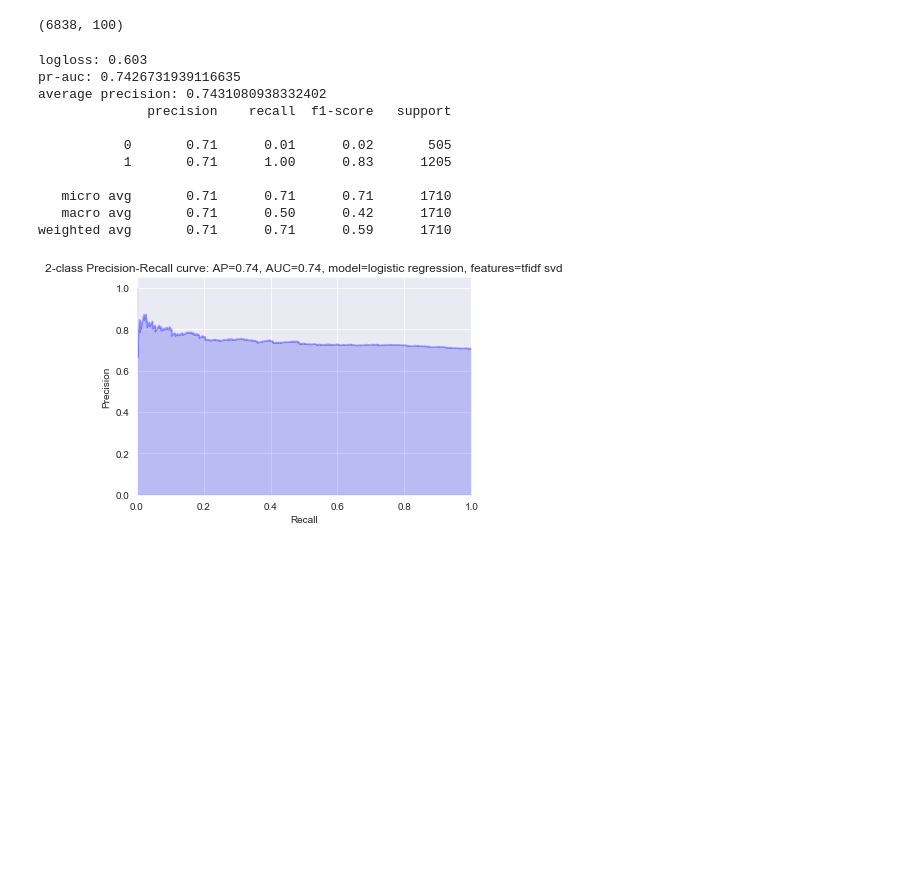
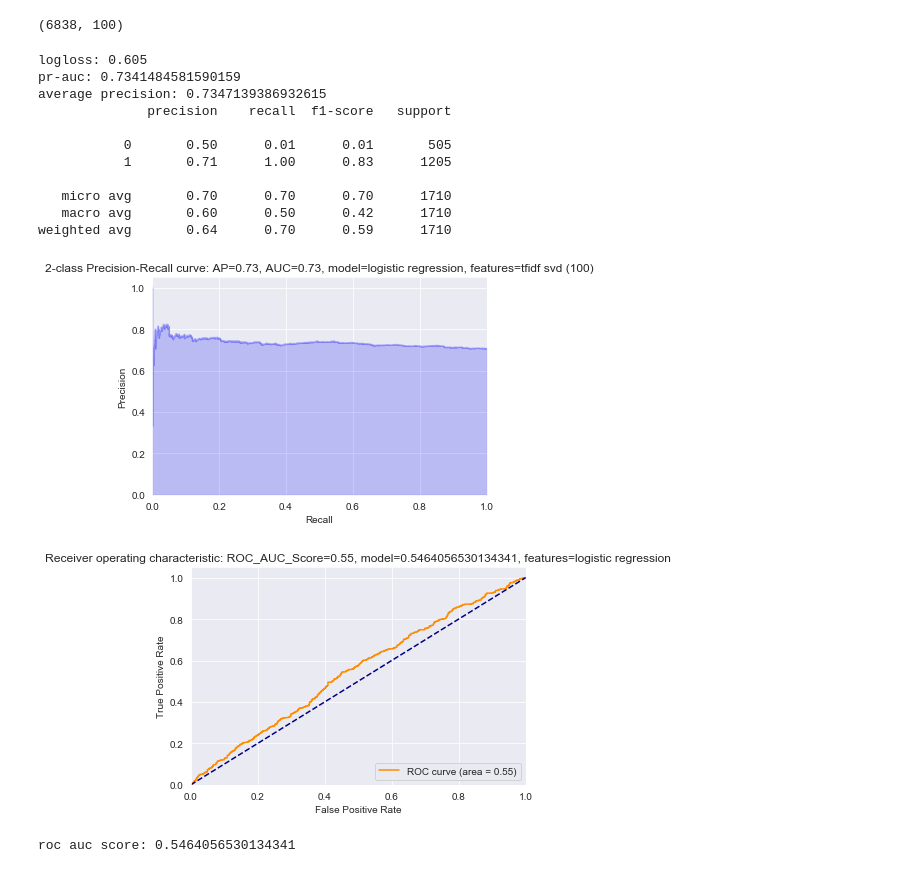
Before and after one commit to ck-unifr/marketlogic, a Jupyter notebook: marketlogic.ipynb, the cells around one changed output. Cells and saved outputs as stored; diff of their text form; code cells hidden in the pictures; blank space fills up the shorter version.

```diff
--- a/marketlogic.ipynb
+++ b/marketlogic.ipynb
@@ -260,6 +311,8 @@ df_pdf.head()
 # %%
-# remove punctuation from the string
 def f(my_str):
+    """
+    This function removes the punctuation from a given string.
+    """
     # define punctuation
     punctuations = '''!()-[]{};:'"\,<>./?@#$%^&*_~'''
 
@@ -327,0 +505,17 @@ def plot_pr_curve(y_test, y_score, model_name, features):
+# %%
+def plot_auc_curve(y_test, y_score, model_name, features):
+    fpr, tpr, thresholds = roc_curve(y_test, y_score)
+    score = roc_auc_score(y_test, y_score)
+    roc_auc = sklearn.metrics.auc(fpr, tpr)
+    plt.figure()
+    plt.plot(fpr, tpr, color='darkorange', label='ROC curve (area = %0.2f)' % roc_auc)
+    plt.plot([0, 1], [0, 1], color='navy', linestyle='--')
+    plt.xlim([0.0, 1.0])
+    plt.ylim([0.0, 1.05])
+    plt.xlabel('False Positive Rate')
+    plt.ylabel('True Positive Rate')
+    plt.title('Receiver operating characteristic: ROC_AUC_Score={0:0.2f}, model={1}, features={2}'.format(score,roc_auc,model_name,features))
+    plt.legend(loc="lower right")
+    plt.show()
+
+    return score
@@ -335,3 +531,7 @@ def show_performance(yvalid, predictions, ypred, model_name, features):
     print('average precision: {}'.format(average_precision))
 
     print(classification_report(yvalid.values, ypred))
+
+    auc_score = plot_auc_curve(yvalid, predictions[:, 1], model_name=model_name,  features=features)
+
+    print('roc auc score: {}'.format(auc_score))
@@ -473,17 +730,19 @@ clf.fit(xtrain_svd, ytrain)
 predictions = clf.predict_proba(xvalid_svd)
 ypred = clf.predict(xvalid_svd)
 # %%
-show_performance(yvalid, predictions, ypred, 'logistic regression', 'tfidf svd')
+show_performance(yvalid, predictions, ypred, 'logistic regression', 'tfidf svd (100)')
 # %% [output]
-logloss: 0.603
-pr-auc: 0.7426731939116635
-average precision: 0.7431080938332402
+logloss: 0.605
+pr-auc: 0.7341484581590159
+average precision: 0.7347139386932615
               precision    recall  f1-score   support
 
-           0       0.71      0.01      0.02       505
+           0       0.50      0.01      0.01       505
            1       0.71      1.00      0.83      1205
 
-   micro avg       0.71      0.71      0.71      1710
-   macro avg       0.71      0.50      0.42      1710
-weighted avg       0.71      0.71      0.59      1710
+   micro avg       0.70      0.70      0.70      1710
+   macro avg       0.60      0.50      0.42      1710
+weighted avg       0.64      0.70      0.59      1710
-[figure, old version]
+[figure, new version]
+[figure, added]
+roc auc score: 0.5464056530134341
```
Also changed, not shown: parts of 63 cells of this notebook.
